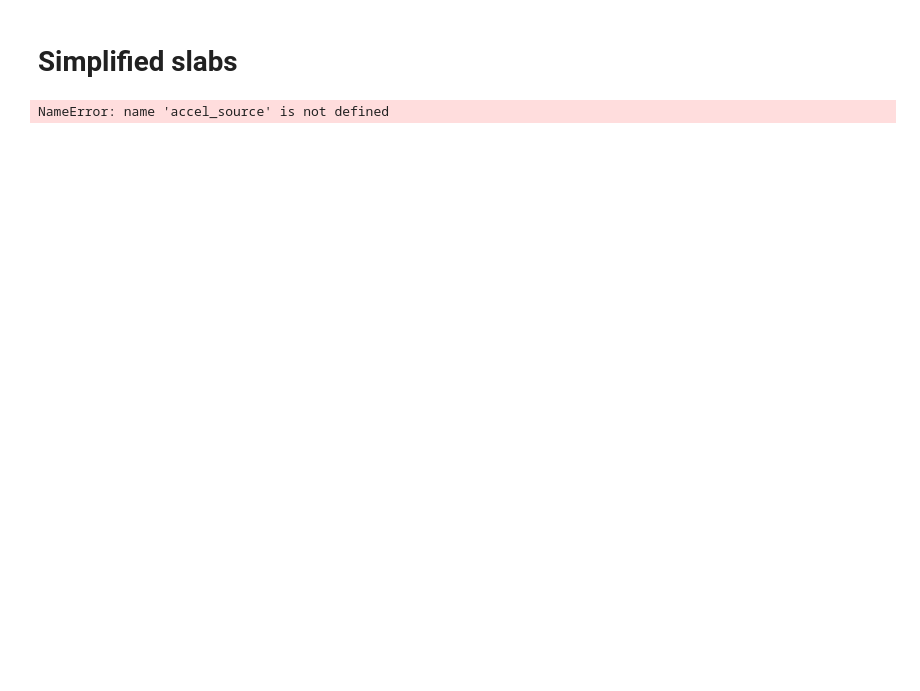
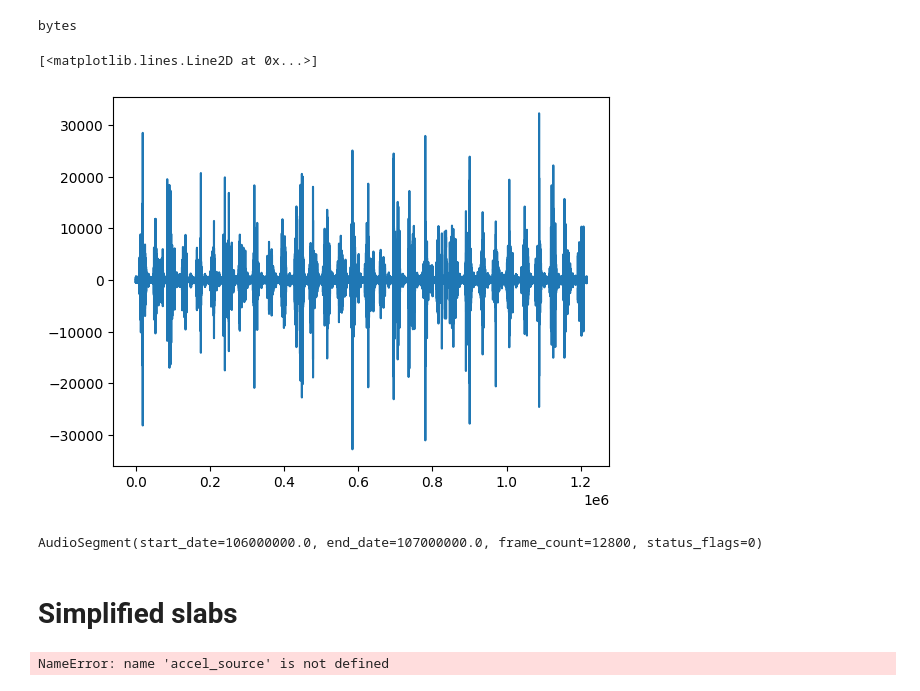
Before and after one commit to thorwhalen/plunk, a Jupyter notebook: plunk/sb/slabsiter_experiments/notebook_Thor.ipynb, the cells around one changed output. Drawn from its saved outputs; the diff is of its cells as text; code cells hidden in the pictures; blank space fills up the shorter version.

```diff
--- a/plunk/sb/slabsiter_experiments/notebook_Thor.ipynb
+++ b/plunk/sb/slabsiter_experiments/notebook_Thor.ipynb
@@ -107,9 +131,9 @@ def convert_array_to_bool(array: np.ndarray) -> np.ndarray:
     return array != 0
 
 def instantiate_rising_edge_detector() -> callable:
-    return partial(BoolSegmentEdgeDetector().detect_edge_indices(edge_type='rising'))
+    return partial(BoolSegmentEdgeDetector().detect_edge_indices,edge_type='rising')
 
-def get_index_of_event(event_detector: callable, data_segment: np.ndarray) -> list[int]:
+def get_index_of_event(event_detector: callable, data_segment: np.ndarray) -> list[int]: #this is the apply function
     return event_detector(data_segment)
 
 # Should we use generators starting from here? How to separate that concern??
@@ -134,7 +158,12 @@ def write_to_buffer(buffer, audio_segment: AudioSegment) -> None:
     buffer.write_values(audio_segment)
 
 def read_buffer(buffer, ts) -> AudioSegment:
-    return buffer.read_values(ts)
+    if ts:
+        ts_item = ts[0]
+        values = buffer.read_values(ts_item)
+        return values
+    return None
+    #return buffer.read_values(ts)
 
 def convert_bytes_to_floats(bytes_: bytes):
     pass
@@ -152,3 +181,6 @@ from recode import decode_pcm_bytes
 def identity(x):
     return x
 bs = BufferStats(values = (-1,-1),maxlen=2, func=identity)
+# %%
+edge_detector = instantiate_rising_edge_detector()
+edge_detector(np.array([True, False, True]))
@@ -221,3 +272,24 @@ slabs.dot_digraph()
+# %%
+type(audio_buffer.buffered_segment.waveform)
+# %% [output]
+bytes
+# %%
+import matplotlib.pyplot as plt
+def get_bytes_of_audio_segment(audio_segment: AudioSegment) -> bytes:
+    return audio_segment.waveform
+
+def convert_bytes_to_array(bytes_: bytes, dtype: type) -> np.ndarray:
+    return np.frombuffer(bytes_, dtype=dtype)
+
+res = convert_bytes_to_array(audio_buffer.buffered_segment.waveform, dtype=np.int16)
+plt.plot(res)
+# %% [output]
+[<matplotlib.lines.Line2D at 0x...>]
+[figure, added]
+# %%
+accel_reader.next()
+# %% [output]
+AudioSegment(start_date=106000000.0, end_date=107000000.0, frame_count=12800, status_flags=0)
 # %% [markdown]
 # Simplified slabs
 # %%
```
Also changed, not shown: parts of 10 cells of this notebook.
